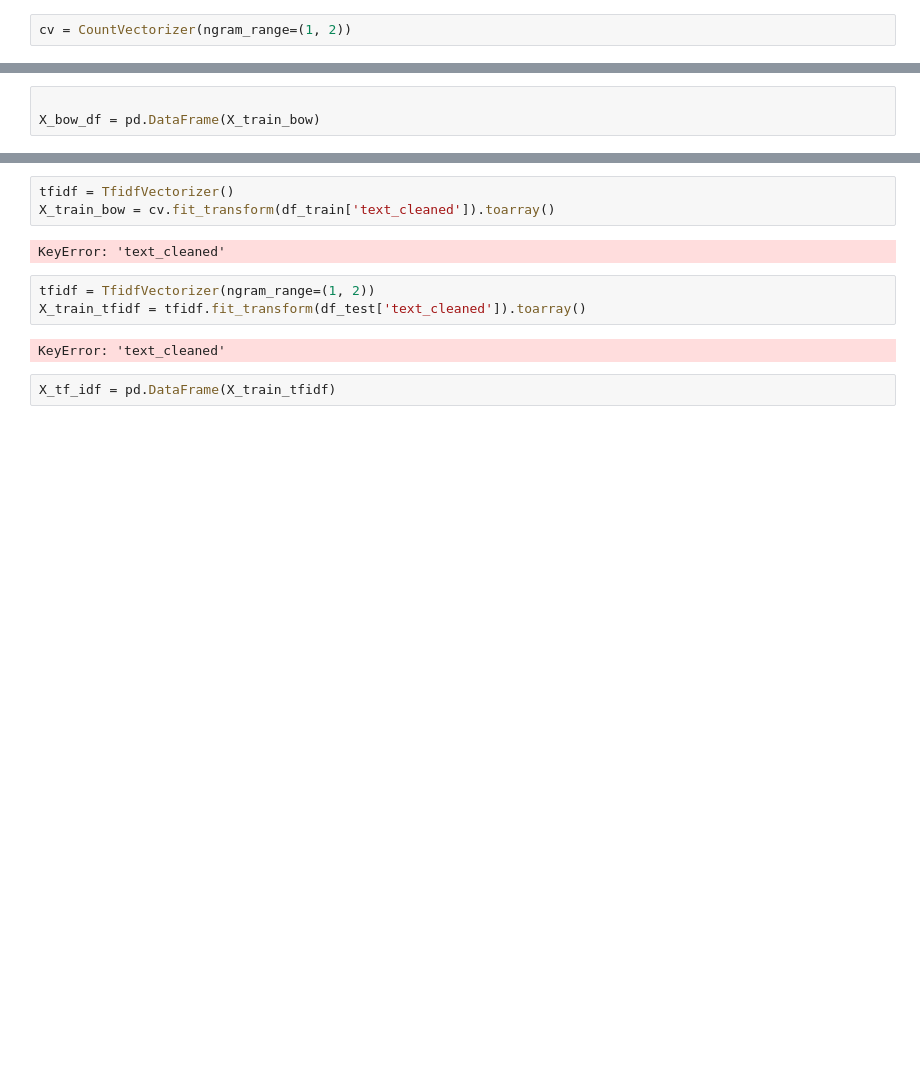
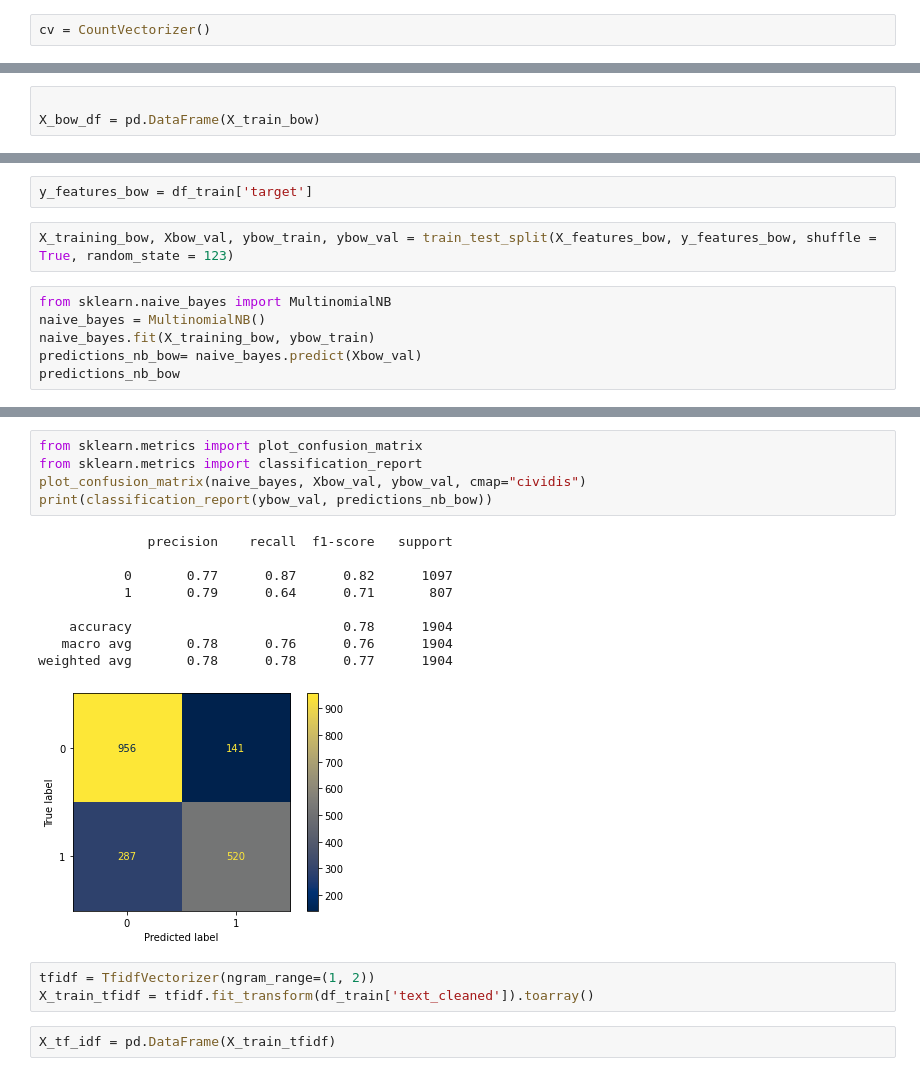
Before and after one commit to Gaurikrishna/Weather_tweets_anlaysis, a Jupyter notebook: weather_tweets.ipynb, the cells around one changed output, grey strips where cells are left out. Drawn from its saved outputs; the diff is of its cells as text; blank space fills up the shorter version.

```diff
--- a/weather_tweets.ipynb
+++ b/weather_tweets.ipynb
@@ -312,7 +302,7 @@ y_train = df_train['target']
 from sklearn.feature_extraction.text import CountVectorizer
 from sklearn.feature_extraction.text import TfidfVectorizer
 # %%
-cv = CountVectorizer(ngram_range=(1, 2))
+cv = CountVectorizer()
 # %%
 #Fit the training data and then return the matrix
 X_train_bow = cv.fit_transform(df_train['text_cleaned']).toarray()
@@ -337,0 +356,10 @@ y_train.shape
+# %%
+y_features_bow = df_train['target']
+# %%
+X_training_bow, Xbow_val, ybow_train, ybow_val = train_test_split(X_features_bow, y_features_bow, shuffle = True, random_state = 123)
+# %%
+from sklearn.naive_bayes import MultinomialNB
+naive_bayes = MultinomialNB()
+naive_bayes.fit(X_training_bow, ybow_train)
+predictions_nb_bow= naive_bayes.predict(Xbow_val)
+predictions_nb_bow
@@ -338,13 +401,21 @@ y_train.shape
+# %%
+from sklearn.metrics import plot_confusion_matrix
+from sklearn.metrics import classification_report
+plot_confusion_matrix(naive_bayes, Xbow_val, ybow_val, cmap="cividis")
+print(classification_report(ybow_val, predictions_nb_bow))
+# %% [output]
+              precision    recall  f1-score   support
+
+           0       0.77      0.87      0.82      1097
+           1       0.79      0.64      0.71       807
+
+    accuracy                           0.78      1904
+   macro avg       0.78      0.76      0.76      1904
+weighted avg       0.78      0.78      0.77      1904
+[figure, added]
 # %%
-tfidf = TfidfVectorizer()
-X_train_bow = cv.fit_transform(df_train['text_cleaned']).toarray()
+tfidf = TfidfVectorizer(ngram_range=(1, 2))
+X_train_tfidf = tfidf.fit_transform(df_train['text_cleaned']).toarray()
-# %% [output]
-KeyError: 'text_cleaned'
-# %%
-tfidf = TfidfVectorizer(ngram_range=(1, 2))
-X_train_tfidf = tfidf.fit_transform(df_test['text_cleaned']).toarray()
-# %% [output]
-KeyError: 'text_cleaned'
 # %%
 X_tf_idf = pd.DataFrame(X_train_tfidf)
 # %%
```
Also changed, not shown: parts of 129 cells of this notebook.
